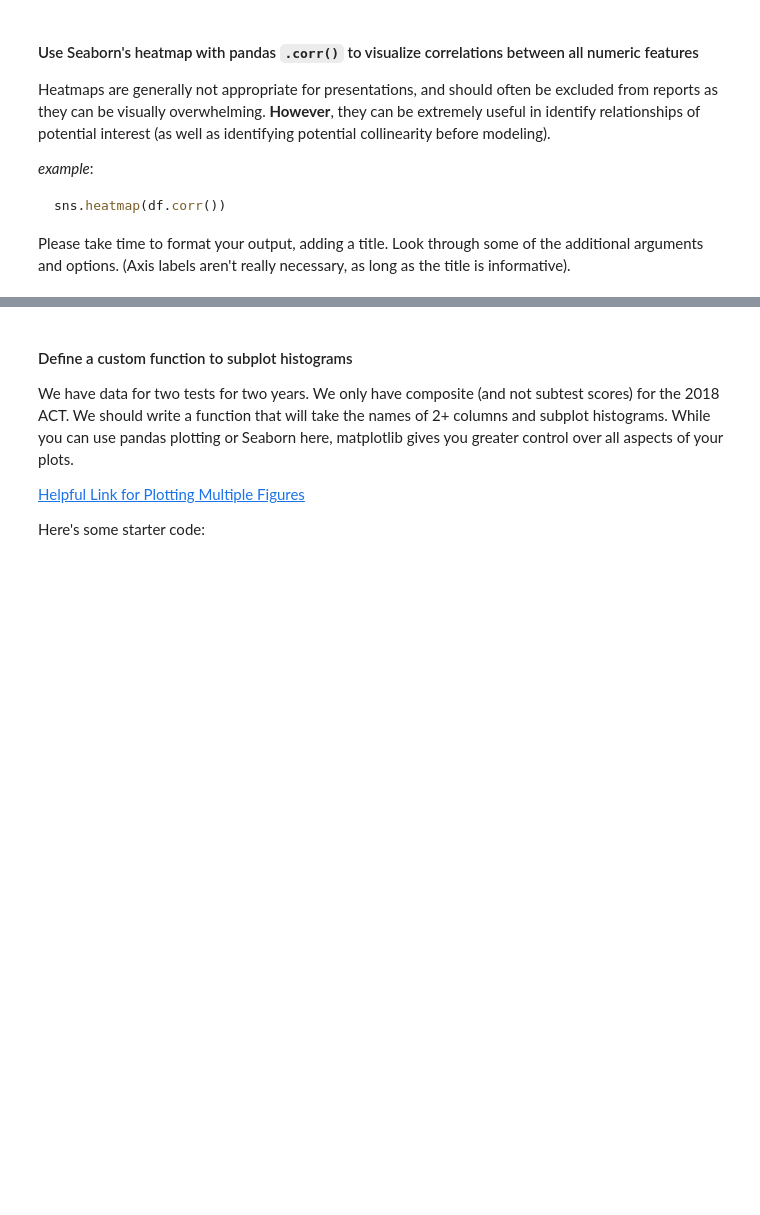
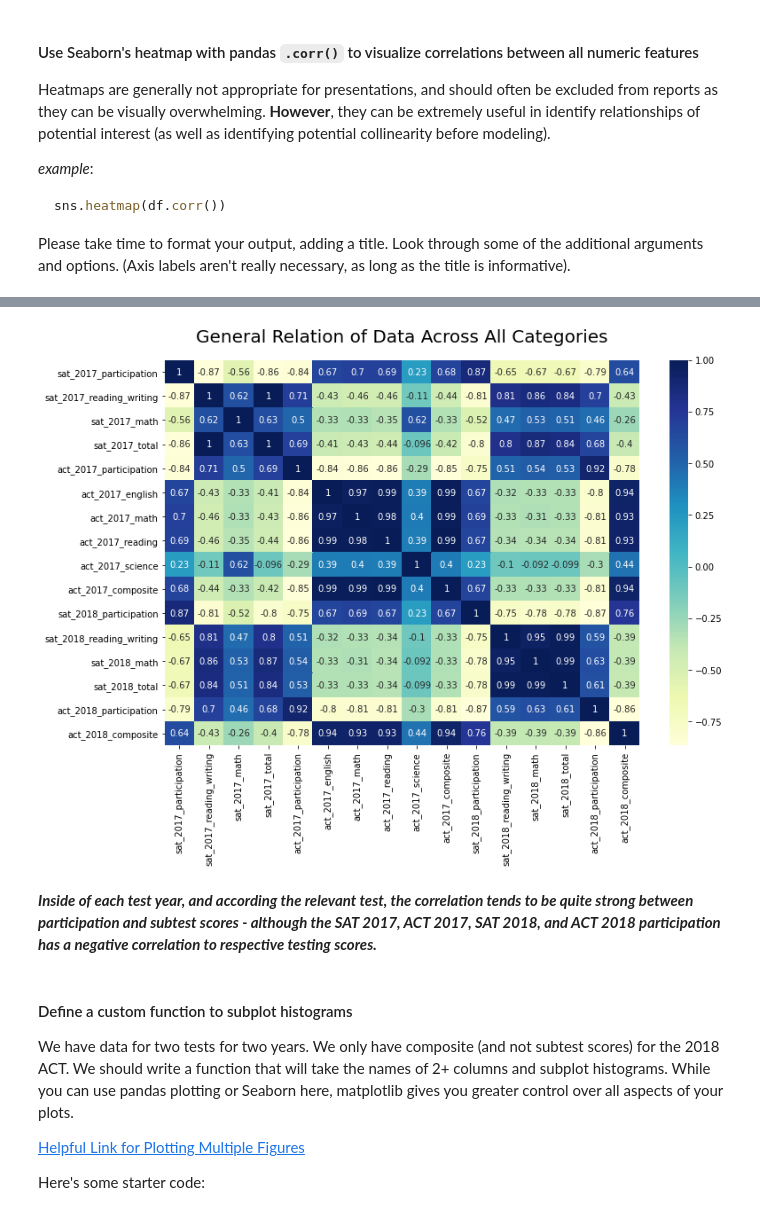
Before and after one commit to patruq/act-sat-performance, a Jupyter notebook: code/starter-code.ipynb, the cells around one changed output, grey strips where cells are left out. Cells and saved outputs as stored; diff of their text form; code cells hidden in the pictures; blank space fills up the shorter version.

```diff
--- a/code/starter-code.ipynb
+++ b/code/starter-code.ipynb
@@ -780,3 +876,14 @@ sns.heatmap(final.corr());
+# %%
+# Establish size of figure
+plt.figure(figsize=(12, 8))
+sns.heatmap(final.corr(),
+            cmap="YlGnBu",
+            annot=True)
+plt.title("General Relation of Data Across All Categories", fontsize=20, pad=20.0);
+# %% [output]
+[figure, added]
+# %% [markdown]
+***Inside of each test year, and according the relevant test, the correlation tends to be quite strong between participation and subtest scores - although the SAT 2017, ACT 2017, SAT 2018, and ACT 2018 participation has a negative correlation to respective testing scores.***
 # %% [markdown]
 #### Define a custom function to subplot histograms
 
```
Also changed, not shown: parts of 37 cells of this notebook, 1 other file.
